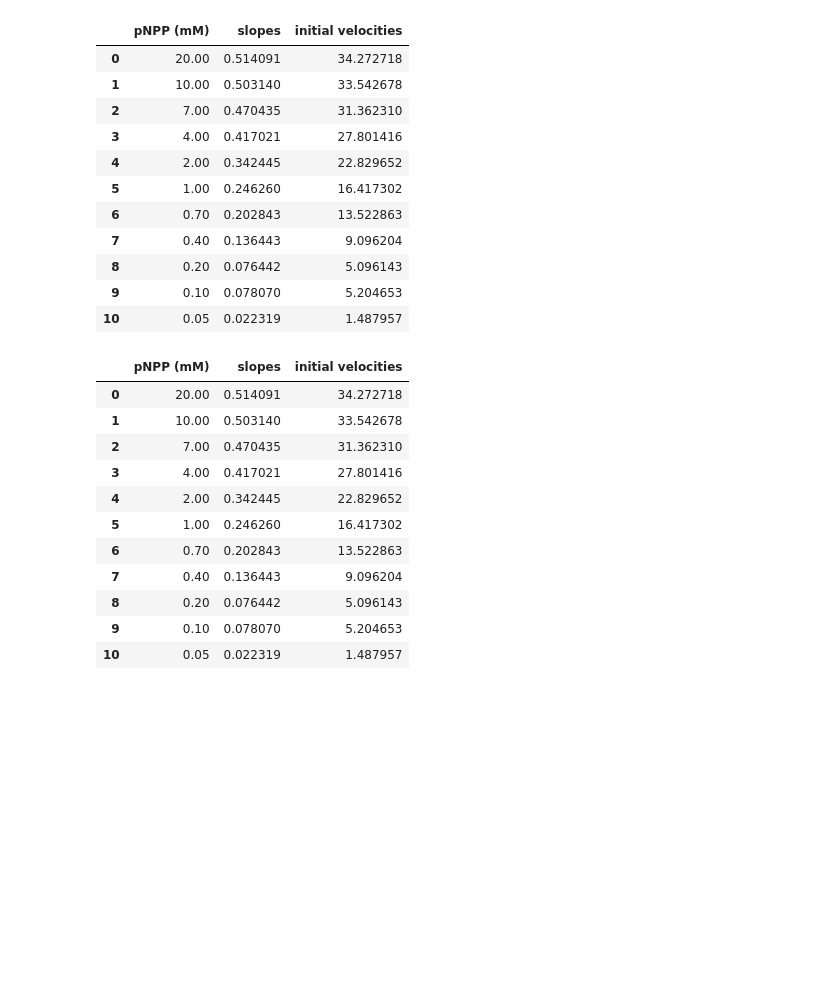
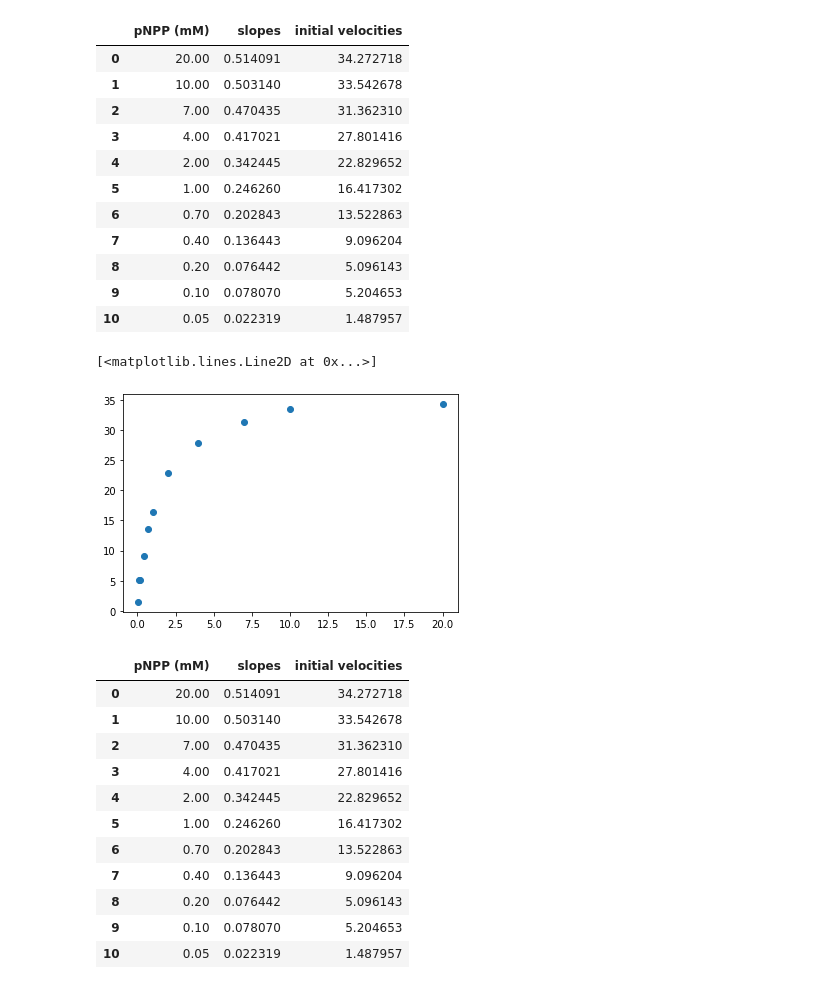
Before and after one commit to MolSSI-Education/python-scripting-biochemistry, a Jupyter notebook: biochemist-python/chapters/Non-Linear Regression Part 2.ipynb, the cells around one changed output. Cells and saved outputs as stored; diff of their text form; code cells hidden in the pictures; blank space fills up the shorter version.

Commit message:
added plotting

```diff
--- a/biochemist-python/chapters/Non-Linear Regression Part 2.ipynb
+++ b/biochemist-python/chapters/Non-Linear Regression Part 2.ipynb
@@ -70,6 +70,14 @@ rates_df # inspect the data to make sure you have substrate concentrations and i
 | 8 | 0.20 | 0.076442 | 5.096143 |
 | 9 | 0.10 | 0.078070 | 5.204653 |
 | 10 | 0.05 | 0.022319 | 1.487957 |
+# %%
+# A look at our data
+ydata = rates_df['initial velocities']
+xdata = rates_df['pNPP (mM)']
+plt.plot(xdata, ydata, 'o', label='data')
+# %% [output]
+[<matplotlib.lines.Line2D at 0x...>]
+[figure, added]
 # %%
 # define the function
 def MM(SubConc, Vmax, Km):
```
Also changed, not shown: parts of 7 cells of this notebook.
